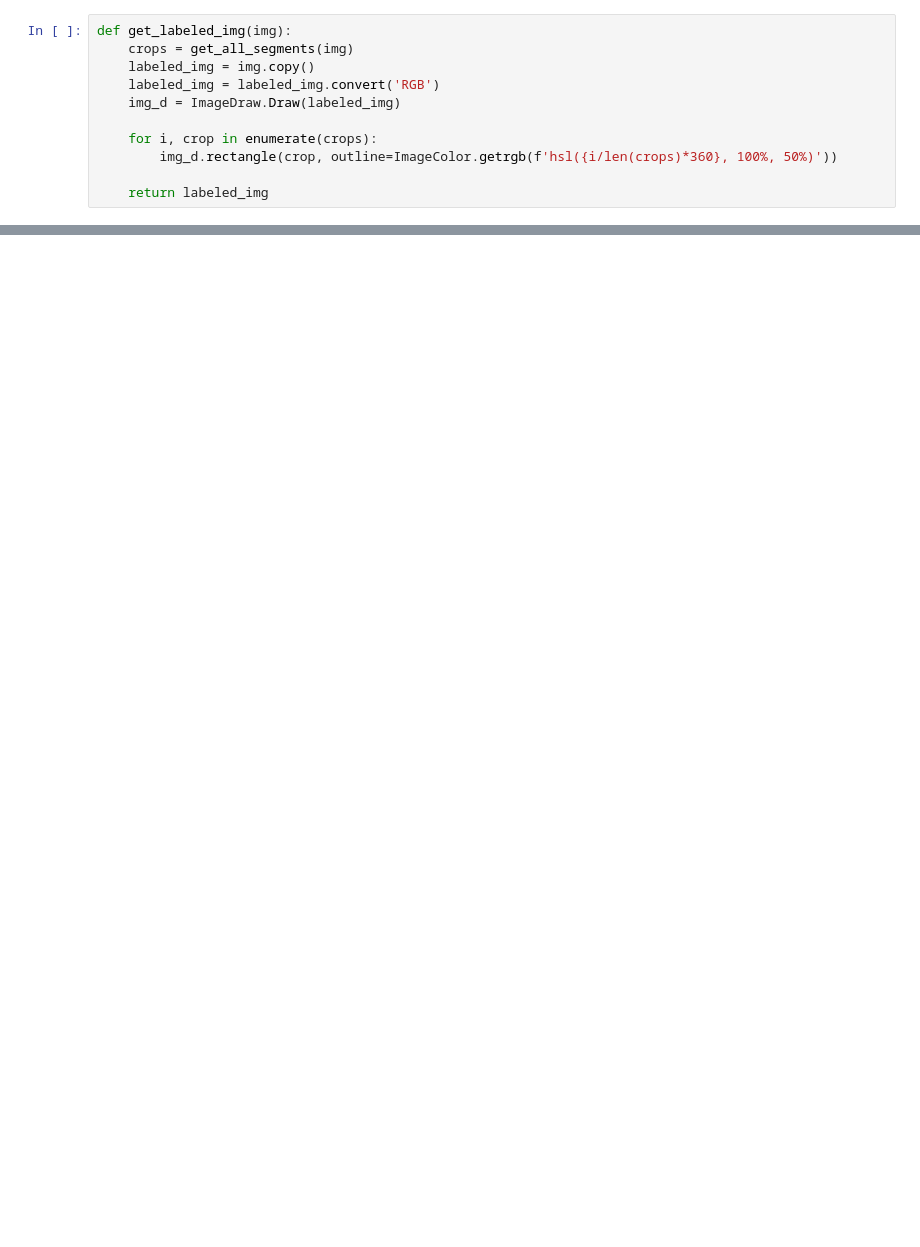
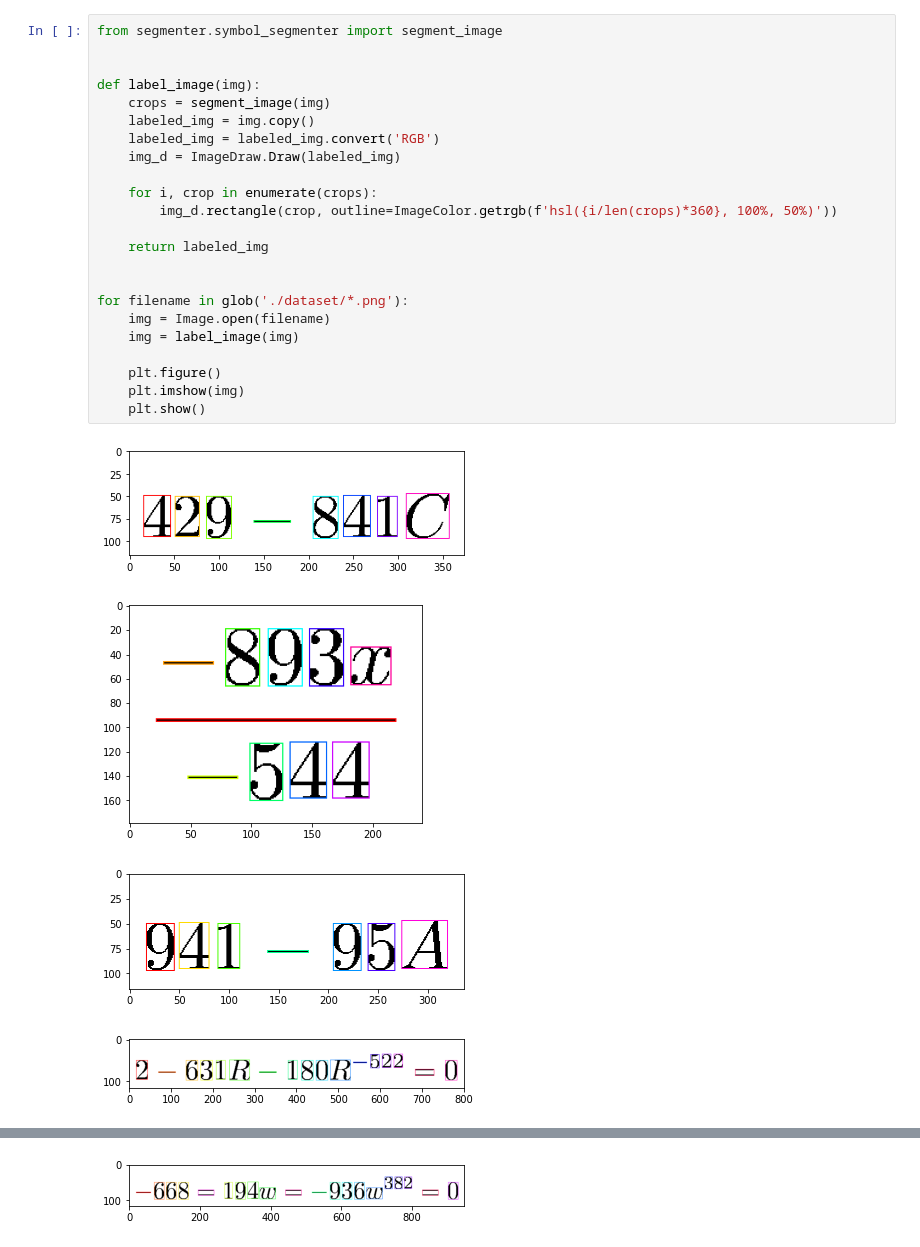
Before and after one commit to Amjad50/Fyp, a Jupyter notebook: Segmentation.ipynb, the cells around one changed output, grey strips where cells are left out. Cells and saved outputs as stored; diff of their text form; blank space fills up the shorter version.

Commit message:
Segmentation: wrote `segmenter` module that holds all segmentation code
The 'Segmentation.ipynb' file now uses this module as a base for finding
segments.

```diff
--- a/Segmentation.ipynb
+++ b/Segmentation.ipynb
@@ -268,11 +7,28 @@ def get_all_segments(img: Image):
 # %%
-def get_labeled_img(img):
-    crops = get_all_segments(img)
+from segmenter.symbol_segmenter import segment_image
+
+
+def label_image(img):
+    crops = segment_image(img)
     labeled_img = img.copy()
     labeled_img = labeled_img.convert('RGB')
     img_d = ImageDraw.Draw(labeled_img)
 
     for i, crop in enumerate(crops):
         img_d.rectangle(crop, outline=ImageColor.getrgb(f'hsl({i/len(crops)*360}, 100%, 50%)'))
 
     return labeled_img
+
+
+for filename in glob('./dataset/*.png'):
+    img = Image.open(filename)
+    img = label_image(img)
+
+    plt.figure()
+    plt.imshow(img)
+    plt.show()
+# %% [output]
+[figure, added]
+[figure, added]
+[figure, added]
+[figure, added]
@@ -278,0 +38 @@ def get_labeled_img(img):
+[figure, added]
```
Also changed, not shown: parts of 5 cells of this notebook, 6 other files.
